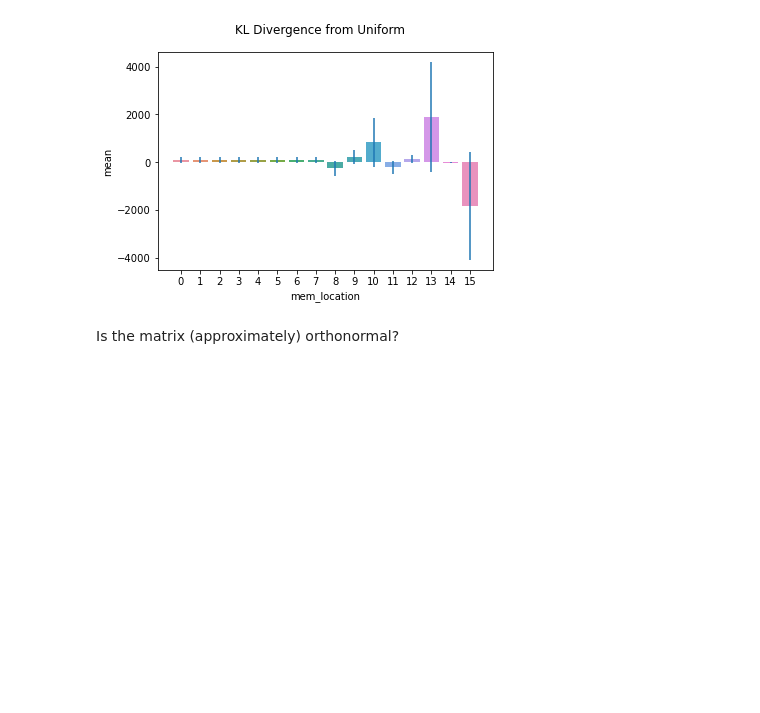
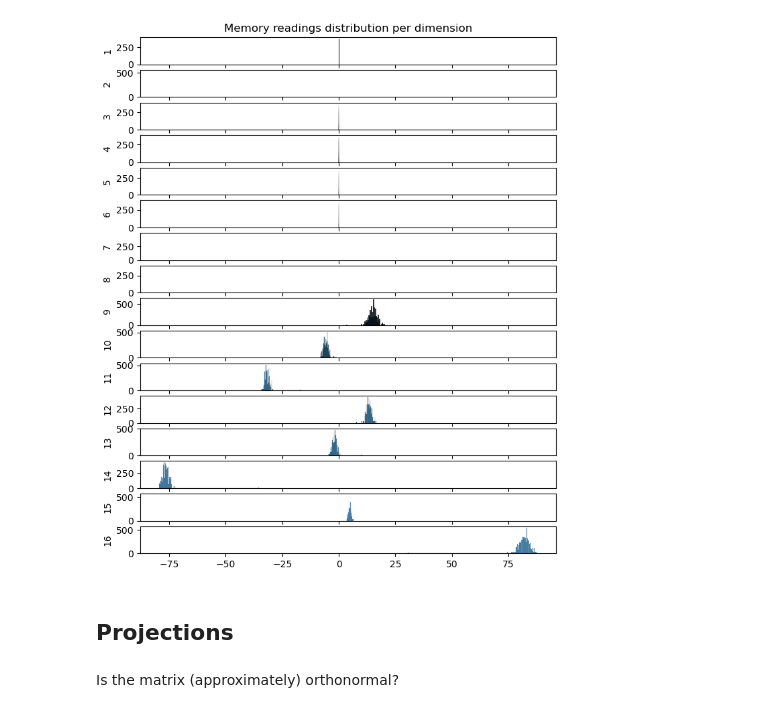
Before and after one commit to flavio2018/seq-mnist, a Jupyter notebook: notebooks/2.1_visualize_memory_stats.ipynb, the cells around one changed output. Cells and saved outputs as stored; diff of their text form; code cells hidden in the pictures; blank space fills up the shorter version.

```diff
--- a/notebooks/2.1_visualize_memory_stats.ipynb
+++ b/notebooks/2.1_visualize_memory_stats.ipynb
@@ -75,5 +56,0 @@ kl_div_df
-# %%
-kl_divergence_plot = KLDivergencePlot(cfg, kl_div_df)
-kl_divergence_plot.plot(PATH.split("/")[-1] + "_kl_div")
-# %% [output]
-[figure, removed]
@@ -80,3 +59,13 @@ kl_divergence_plot.plot(PATH.split("/")[-1] + "_kl_div")
+# %%
+fig, axs = plt.subplots(16,1, figsize=(8,10), sharex=True)
+for i, ax in enumerate(axs):
+    axes_subplot = sns.histplot(memory_reading_stats.memory_readings[i].numpy(), ax=ax)
+    axes_subplot.set(ylabel=i+1)
+    if i==0: axes_subplot.set(title='Memory readings distribution per dimension')
+# %% [output]
+[figure, added]
+# %% [markdown]
+## Projections
 # %%
 memory_reading_stats.init_random_matrix(OVERALL_MEMORY_SIZE)
 # %% [markdown]
```
Also changed, not shown: parts of 8 cells of this notebook.
